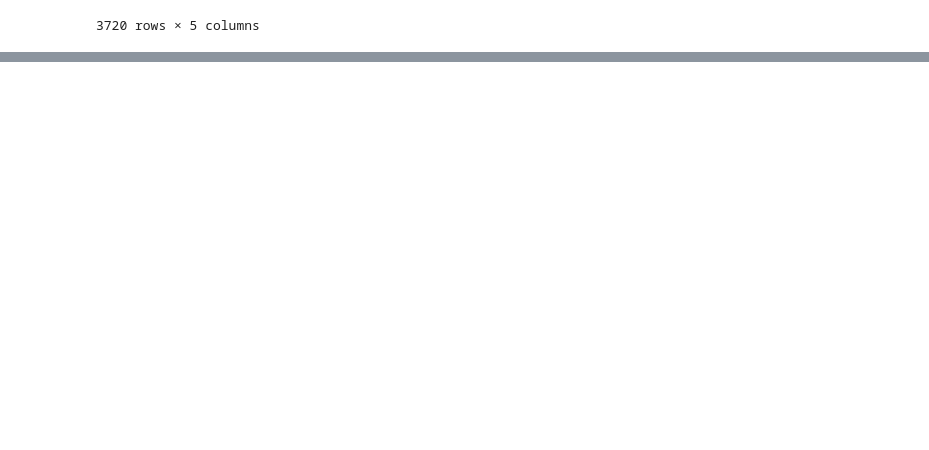
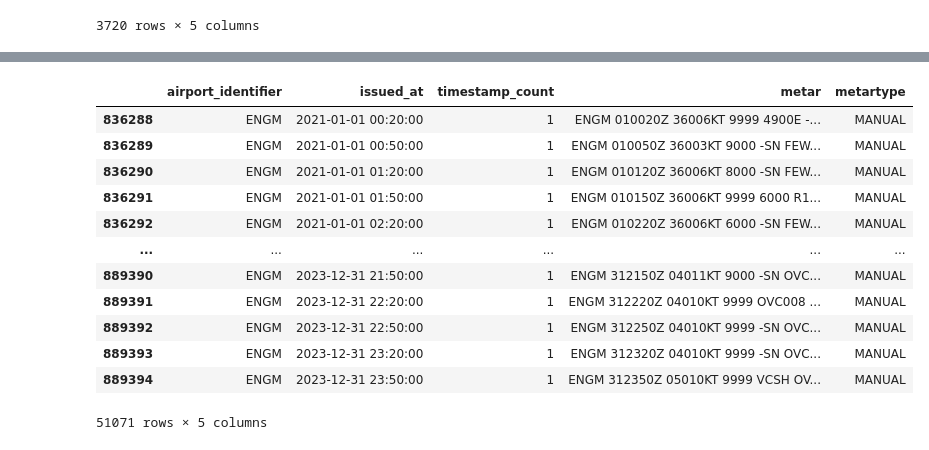
Before and after one commit to tomaloki/2024_msc_tonje_metar, a Jupyter notebook: 00_prepare_training_data.ipynb, the cells around one changed output, grey strips where cells are left out. Saved outputs shown, nothing was run; the diff lists cells and outputs as text; code cells hidden in the pictures; blank space fills up the shorter version.

```diff
--- a/00_prepare_training_data.ipynb
+++ b/00_prepare_training_data.ipynb
@@ -171,0 +210,16 @@ final_result
+# %%
+metar_data[(metar_data['timestamp_count'] == 1) & (metar_data['airport_identifier'] == 'ENGM')]
+# %% [output]
+|  | airport_identifier | issued_at | timestamp_count | metar | metartype |
+| 836288 | ENGM | 2021-01-01 00:20:00 | 1 | ENGM 010020Z 36006KT 9999 4900E -... | MANUAL |
+| 836289 | ENGM | 2021-01-01 00:50:00 | 1 | ENGM 010050Z 36003KT 9000 -SN FEW... | MANUAL |
+| 836290 | ENGM | 2021-01-01 01:20:00 | 1 | ENGM 010120Z 36006KT 8000 -SN FEW... | MANUAL |
+| 836291 | ENGM | 2021-01-01 01:50:00 | 1 | ENGM 010150Z 36006KT 9999 6000 R1... | MANUAL |
+| 836292 | ENGM | 2021-01-01 02:20:00 | 1 | ENGM 010220Z 36006KT 6000 -SN FEW... | MANUAL |
+| ... | ... | ... | ... | ... | ... |
+| 889390 | ENGM | 2023-12-31 21:50:00 | 1 | ENGM 312150Z 04011KT 9000 -SN OVC... | MANUAL |
+| 889391 | ENGM | 2023-12-31 22:20:00 | 1 | ENGM 312220Z 04010KT 9999 OVC008 ... | MANUAL |
+| 889392 | ENGM | 2023-12-31 22:50:00 | 1 | ENGM 312250Z 04010KT 9999 -SN OVC... | MANUAL |
+| 889393 | ENGM | 2023-12-31 23:20:00 | 1 | ENGM 312320Z 04010KT 9999 -SN OVC... | MANUAL |
+| 889394 | ENGM | 2023-12-31 23:50:00 | 1 | ENGM 312350Z 05010KT 9999 VCSH OV... | MANUAL |
+51071 rows × 5 columns
```
Also changed, not shown: parts of 15 cells of this notebook, 1 other file.
